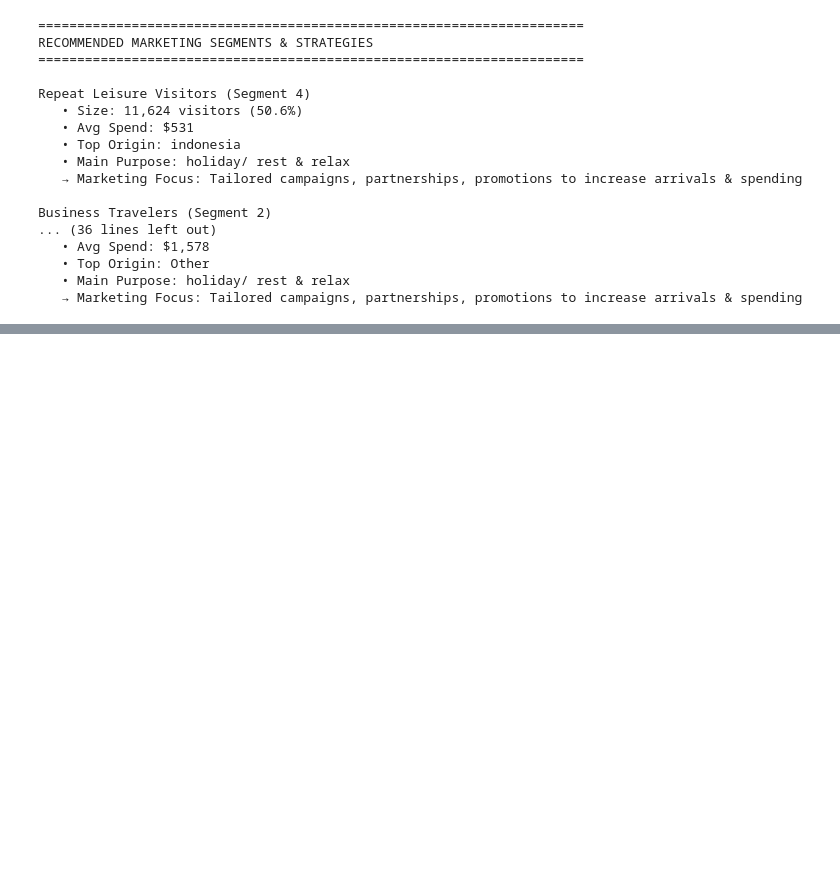
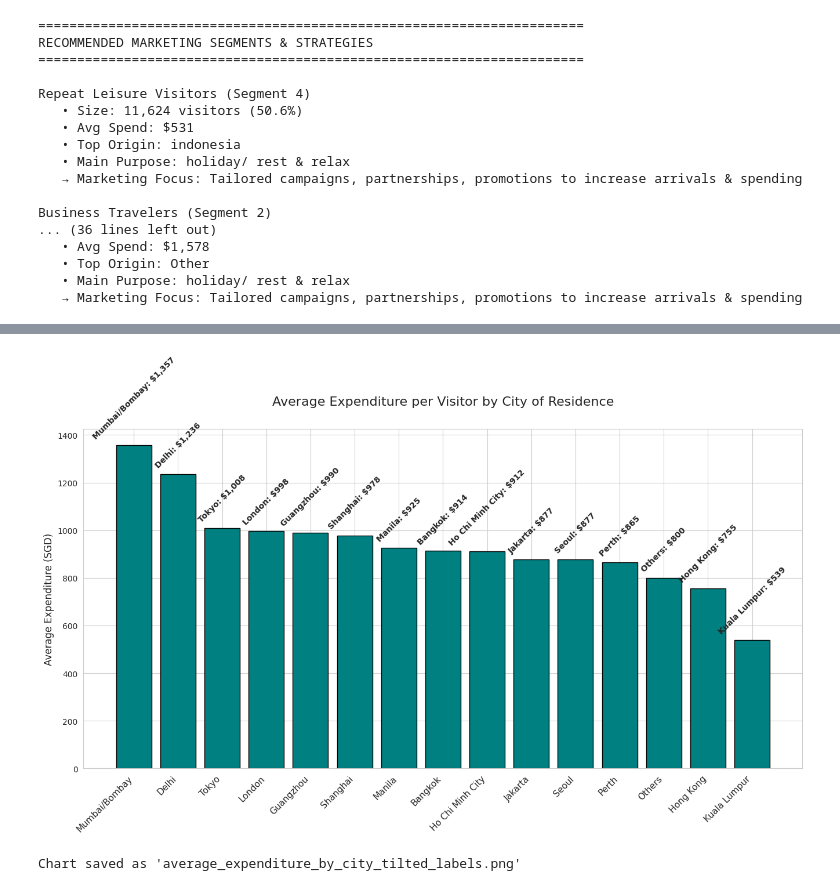
Before and after one commit to janicewee/STB, a Jupyter notebook: STB.ipynb, the cells around one changed output, grey strips where cells are left out. Saved outputs shown, nothing was run; the diff lists cells and outputs as text; code cells hidden in the pictures; blank space fills up the shorter version.

```diff
--- a/STB.ipynb
+++ b/STB.ipynb
@@ -776,0 +1233,60 @@ Business Travelers (Segment 2)
+# %%
+import pandas as pd
+import matplotlib.pyplot as plt
+import numpy as np
+from google.colab import files
+
+# Your data
+data = {
+    'City': ['jakarta', 'tokyo', 'manila', 'hong kong', 'bangkok', 'mumbai/bombay',
+             'seoul', 'shanghai', 'guangzhou', 'london', 'others', 'kuala lumpur',
+             'delhi', 'ho chi minh city', 'perth'],
+    'Average_Expenditure': [876.95, 1008.23, 925.31, 754.96, 913.64, 1356.55,
+                            876.76, 978.45, 990.45, 997.81, 800.17, 539.04,
+                            1235.80, 911.54, 865.43]
+}
+
+df = pd.DataFrame(data)
+
+# Clean city names for display
+df['City_Display'] = df['City'].str.title().str.replace('/bombay', '/Bombay')
+df.loc[df['City'] == 'ho chi minh city', 'City_Display'] = 'Ho Chi Minh City'
+
+# Sort by Average Expenditure descending
+df = df.sort_values('Average_Expenditure', ascending=False).reset_index(drop=True)
+
+# Create bar chart
+plt.figure(figsize=(16, 9))
+
+bars = plt.bar(df['City_Display'], df['Average_Expenditure'], color='teal', edgecolor='black')
+
+# Title and labels
+plt.title('Average Expenditure per Visitor by City of Residence', fontsize=16, pad=30)
+plt.ylabel('Average Expenditure (SGD)', fontsize=12)
+
+# Rotate x-axis labels
+plt.xticks(rotation=45, ha='right', fontsize=11)
+
+# Add labels on top of each bar: "City: $X" (tilted 45 degrees to avoid overlap)
+for i, bar in enumerate(bars):
+    height = bar.get_height()
+    city = df.loc[i, 'City_Display']
+    amount = round(df.loc[i, 'Average_Expenditure'])  # Nearest dollar
+    label = f'{city}: ${amount:,}'
+    plt.text(bar.get_x() + bar.get_width()/2, height + 20,
+             label, ha='center', va='bottom', fontsize=10, fontweight='bold',
+             rotation=45)  # Tilted 45 degrees
+
+# Adjust layout to give more room for tilted labels
+plt.subplots_adjust(bottom=0.25, top=0.9)
+
+# Save and download
+filename = 'average_expenditure_by_city_tilted_labels.png'
+plt.savefig(filename, dpi=300, bbox_inches='tight')
+plt.show()
+
+print(f"Chart saved as '{filename}'")
+files.download(filename)
+# %% [output]
+[figure, added]
+Chart saved as 'average_expenditure_by_city_tilted_labels.png'
```
Also changed, not shown: parts of 17 cells of this notebook.
